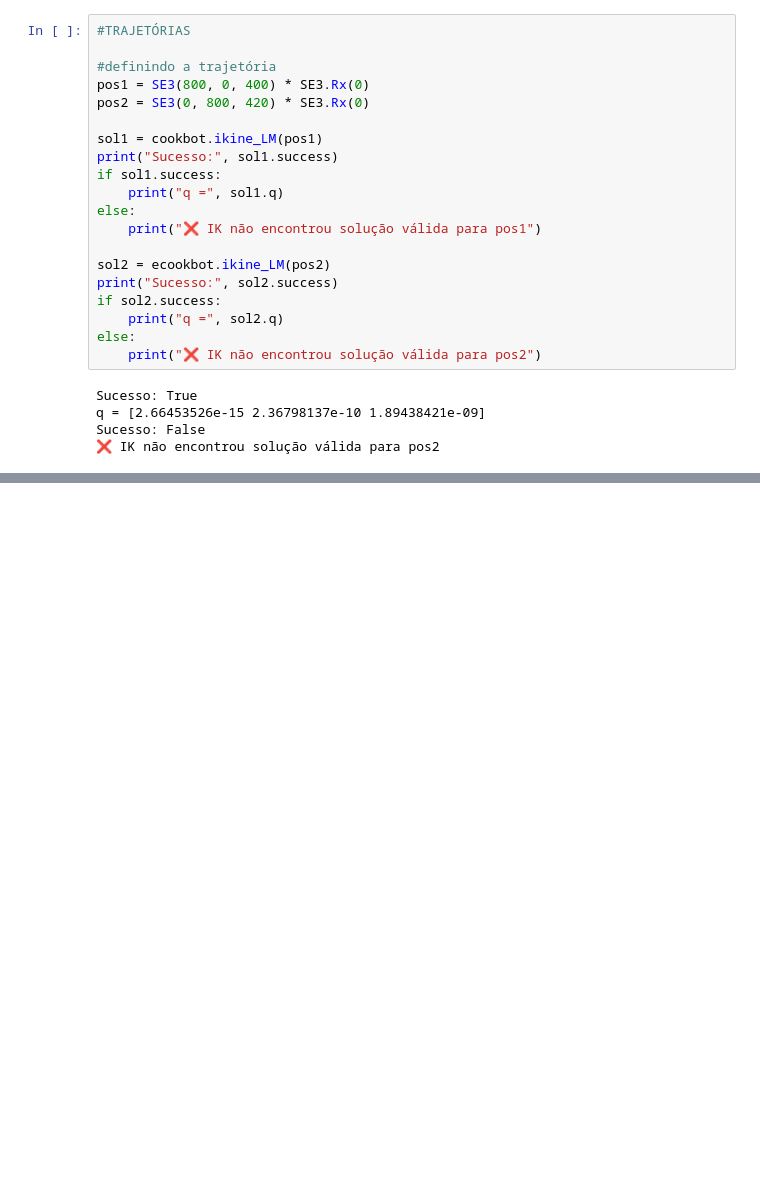
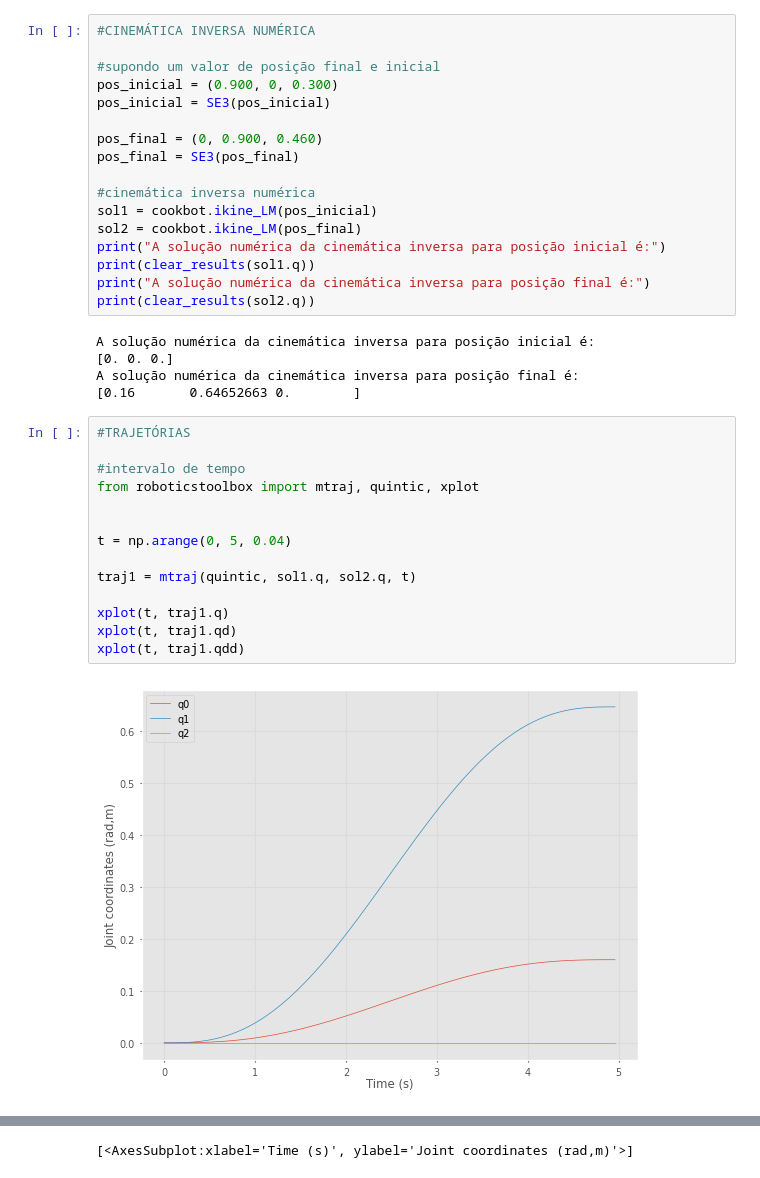
Before and after one commit to moo0ri/cookbot, a Jupyter notebook: Entrega0.ipynb, the cells around one changed output, grey strips where cells are left out. Drawn from its saved outputs; the diff is of its cells as text; blank space fills up the shorter version.

```diff
--- a/Entrega0.ipynb
+++ b/Entrega0.ipynb
@@ -99,25 +53,38 @@ IKSolution: q=[1.15, 0, 0], success=True, iterations=229, searches=8, residual=1
-# %%
-#TRAJETÓRIAS
-
-#definindo a trajetória
-pos1 = SE3(800, 0, 400) * SE3.Rx(0)
-pos2 = SE3(0, 800, 420) * SE3.Rx(0)
-
-sol1 = cookbot.ikine_LM(pos1)
-print("Sucesso:", sol1.success)
-if sol1.success:
-    print("q =", sol1.q)
-else:
-    print("❌ IK não encontrou solução válida para pos1")
-
-sol2 = ecookbot.ikine_LM(pos2)
-print("Sucesso:", sol2.success)
-if sol2.success:
-    print("q =", sol2.q)
-else:
-    print("❌ IK não encontrou solução válida para pos2")
-# %% [output]
-Sucesso: True
-q = [2.66453526e-15 2.36798137e-10 1.89438421e-09]
-Sucesso: False
-❌ IK não encontrou solução válida para pos2
+# %%
+#CINEMÁTICA INVERSA NUMÉRICA
+
+#supondo um valor de posição final e inicial
+pos_inicial = (0.900, 0, 0.300)
+pos_inicial = SE3(pos_inicial)
+
+pos_final = (0, 0.900, 0.460)
+pos_final = SE3(pos_final)
+
+#cinemática inversa numérica
+sol1 = cookbot.ikine_LM(pos_inicial)
+sol2 = cookbot.ikine_LM(pos_final)
+print("A solução numérica da cinemática inversa para posição inicial é:")
+print(clear_results(sol1.q))
+print("A solução numérica da cinemática inversa para posição final é:")
+print(clear_results(sol2.q))
+# %% [output]
+A solução numérica da cinemática inversa para posição inicial é:
+[0. 0. 0.]
+A solução numérica da cinemática inversa para posição final é:
+[0.16       0.64652663 0.        ]
+# %%
+#TRAJETÓRIAS
+
+#intervalo de tempo
+from roboticstoolbox import mtraj, quintic, xplot
+
+
+t = np.arange(0, 5, 0.04)
+
+traj1 = mtraj(quintic, sol1.q, sol2.q, t)
+
+xplot(t, traj1.q)
+xplot(t, traj1.qd)
+xplot(t, traj1.qdd)
+# %% [output]
+[figure, added]
@@ -123,0 +93 @@ Sucesso: False
+[<AxesSubplot:xlabel='Time (s)', ylabel='Joint coordinates (rad,m)'>]
```
Also changed, not shown: parts of 6 cells of this notebook.
